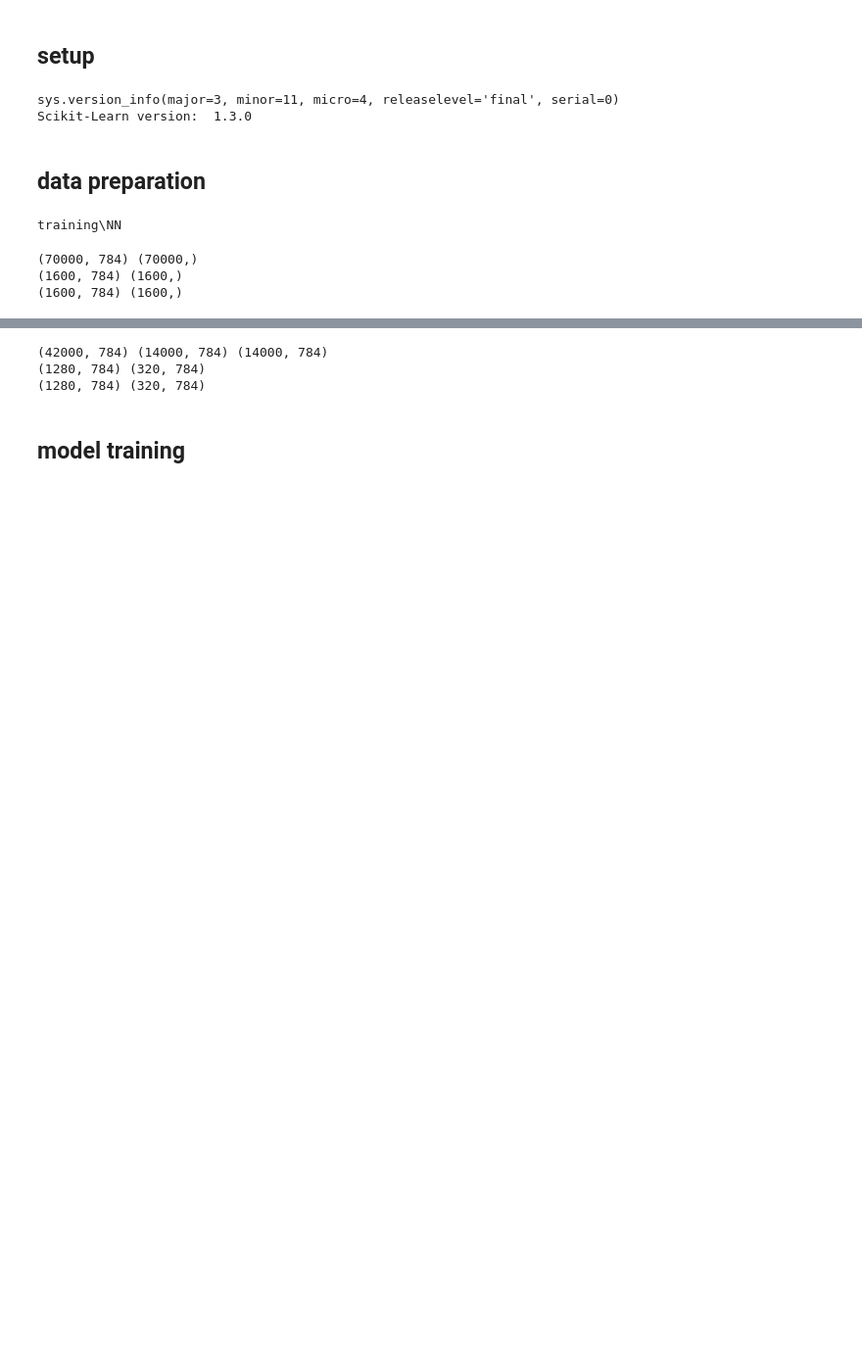
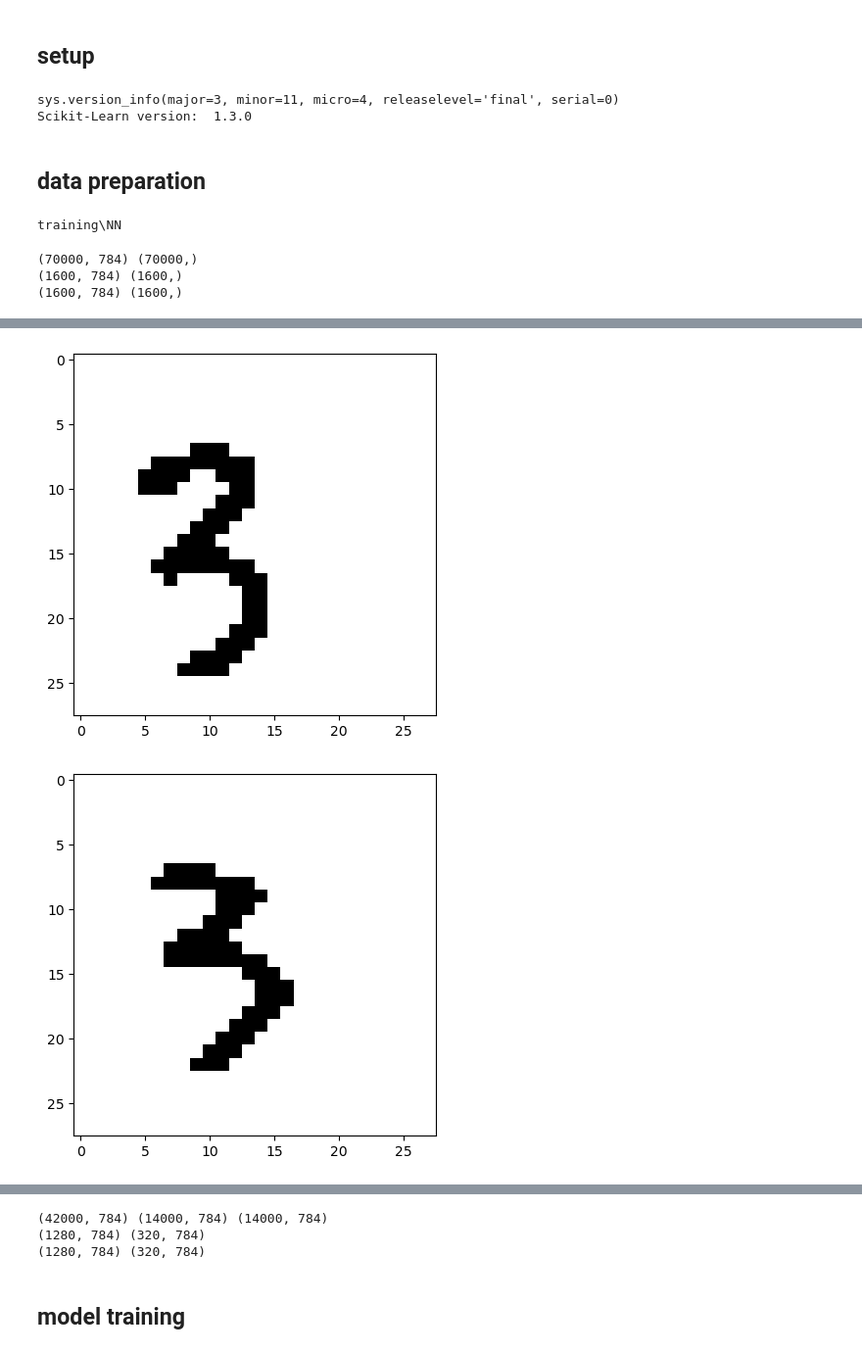
Before and after one commit to nonameR9077/MLproject_2023-2, a Jupyter notebook: NN/NN_learning.ipynb, the cells around one changed output, grey strips where cells are left out. Shown at 98% size. Drawn from its saved outputs; the diff is of its cells as text; code cells hidden in the pictures; blank space fills up the shorter version.

```diff
--- a/NN/NN_learning.ipynb
+++ b/NN/NN_learning.ipynb
@@ -75,0 +105,10 @@ print(X_myData_sym.shape, y_myData_sym.shape)
+# %%
+# our data label datatype is float, not string
+my_data_3 = X_myData_num[y_myData_num == 3.]
+
+for i in range(10):
+    plot_digit(my_data_3[i])
+    plt.show()
+# %% [output]
+[figure, added]
+[figure, added]
```
Also changed, not shown: parts of 14 cells of this notebook, 2 other files.
